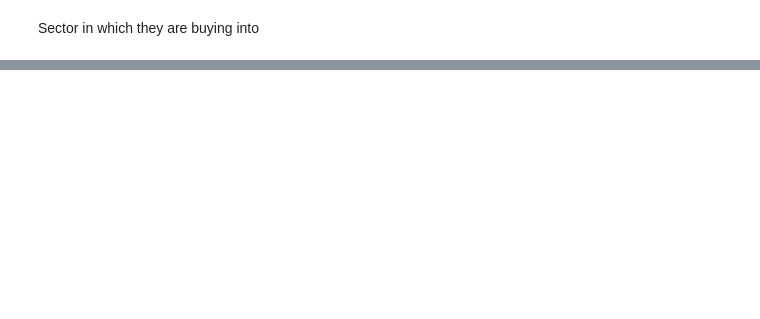
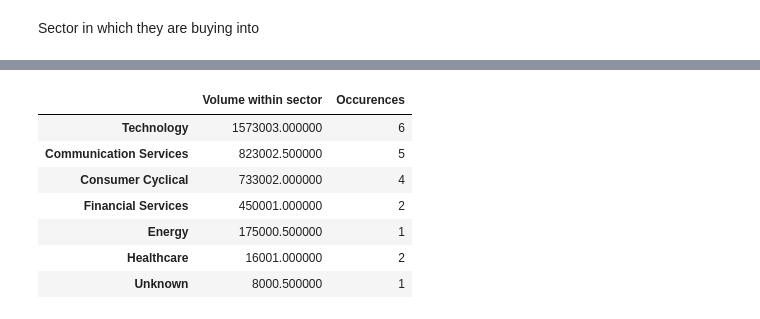
Before and after one commit to InsiderUnlocked/Insider-Unlocked, a Jupyter notebook: backend/notebook.ipynb, the cells around one changed output, grey strips where cells are left out. Drawn from its saved outputs; the diff is of its cells as text; code cells hidden in the pictures; blank space fills up the shorter version.

```diff
--- a/backend/notebook.ipynb
+++ b/backend/notebook.ipynb
@@ -191,2 +344,67 @@ Executor of transactions
 # %% [markdown]
 Sector in which they are buying into
+# %%
+import yfinance as yf
+def sectorTradesSS(name):
+    dfTransactions = df[df['Name'] == name]
+    sectorsDict = {}
+    volumeMin, volumeMax, volumeMid = totalTradeVolumeSS(name)
+    # iterate through the dataframe
+    print(len(dfTransactions))
+    for i in range(len(dfTransactions)):
+        # keep track of the volume of that sector
+        volumePerTicker = 0
+        # keep track of occurences of that sector
+        occorrences = 0
+        # get the ticker name
+        tickerName = dfTransactions.iloc[i]['Ticker'][0]
+        if tickerName == "-" or tickerName == "--":
+            tickerName = "Other Assets"
+
+        # create a dictionary to keep track of possible trade volumes
+        listOfAmounts = [
+        ["$1,001 - $15,000", (1001, 15000)],
+        ["$15,001 - $50,000", (15001, 50000)],
+        ["$50,001 - $100,000", (50001, 100000)],
+        ["$100,001 - $250,000", (100001, 250000)],
+        ["$250,001 - $500,000", (250001, 500000)],
+        ["$500,001 - $1,000,000", (500001, 1000000)],
+        ["$1,000,001 - $5,000,000", (1000001, 5000000)],
+        ["$5,000,001 - $25,000,000", (5000001, 25000000)],
+        ["$25,000,001 - $50,000,000", (25000001, 50000000)],
+        ["Over $50,000,000", (50000000, 50000000)],
+        ]
+        # get the volume of that ticker
+        volumePerTicker = dfTransactions.iloc[i]['Amount']
+        # iterate through the possible ticker amounts
+        for i in range(len(listOfAmounts)):
+            # if there is a match
+            if volumePerTicker == listOfAmounts[i][0]:
+                    # estimate the volume of that ticker
+                    esitimatedVolume = (listOfAmounts[i][1][1] + listOfAmounts[i][1][0]) / 2
+        data = yf.Ticker(tickerName)
+        try:
+            sector = data.info['sector']
+        except:
+            sector = "Unknown"
+
+        if sector not in sectorsDict:
+            sectorsDict[sector] = [0, 0]
+
+        sectorsDict[sector][0] += esitimatedVolume
+        sectorsDict[sector][1] += 1
+
+    return sectorsDict
+
+dict = sectorTradesSS('Hickenlooper, John (Senator)')
+# turn dictionary into dataframe
+dfSSTickerVolume = pd.DataFrame.from_dict(dict, orient='index')
+dfSSTickerVolume= dfSSTickerVolume.rename(columns = {1: 'Occurences'})
+dfSSTickerVolume= dfSSTickerVolume.rename(columns = {0: 'Volume within sector'})
+df.index.name = "Sector"
+
+# sort the dataframe by the volume
+dfSSTickerVolume = dfSSTickerVolume.sort_values(by=['Volume within sector'], ascending=False)
+# style the dataframe
+dfSSTickerVolume.style
+# %% [output]
@@ -192,0 +428,8 @@ Sector in which they are buying into
+|  | Volume within sector | Occurences |
+| Technology | 1573003.000000 | 6 |
+| Communication Services | 823002.500000 | 5 |
+| Consumer Cyclical | 733002.000000 | 4 |
+| Financial Services | 450001.000000 | 2 |
+| Energy | 175000.500000 | 1 |
+| Healthcare | 16001.000000 | 2 |
+| Unknown | 8000.500000 | 1 |
```
Also changed, not shown: parts of 6 cells of this notebook, 2 other files.
